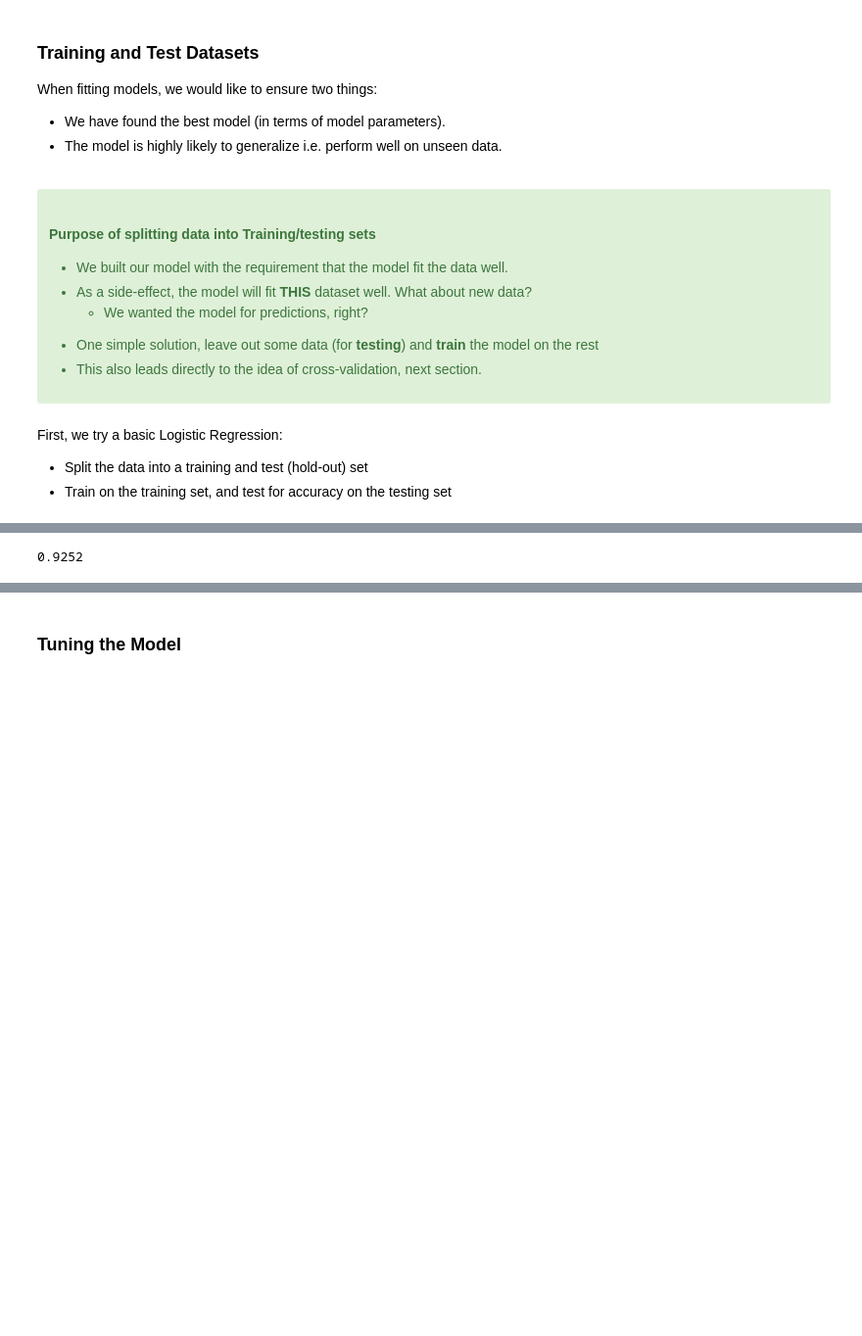
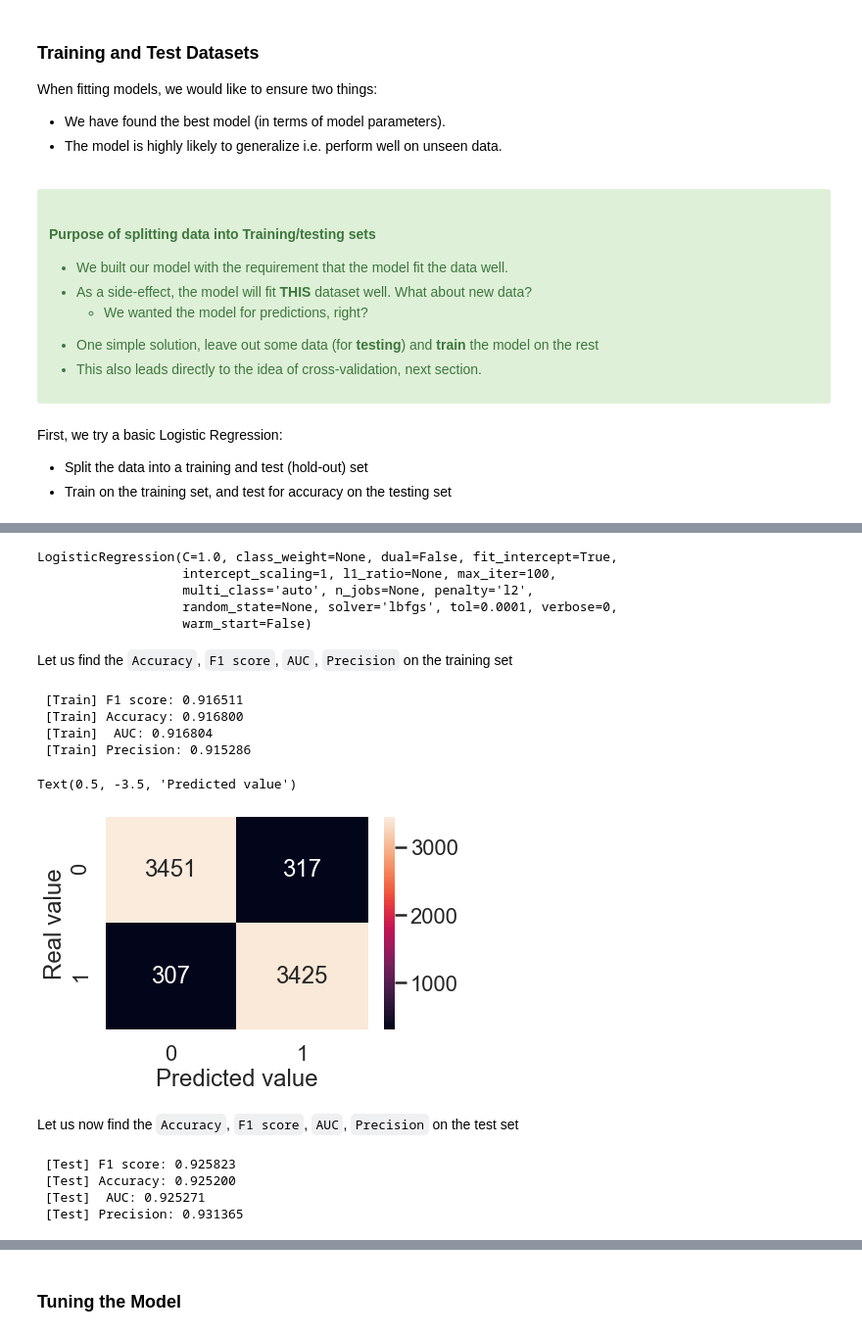
Before and after one commit to KingdomDataScience/Springboard, a Jupyter notebook: MINI-PROJECTS/Logistic Regression Advanced Case Study/Springboard Logistic Regression Advanced Case Study.ipynb, the cells around one changed output, grey strips where cells are left out. Shown at 98% size. Drawn from its saved outputs; the diff is of its cells as text; code cells hidden in the pictures; blank space fills up the shorter version.

```diff
--- a/MINI-PROJECTS/Logistic Regression Advanced Case Study/Springboard Logistic Regression Advanced Case Study.ipynb
+++ b/MINI-PROJECTS/Logistic Regression Advanced Case Study/Springboard Logistic Regression Advanced Case Study.ipynb
@@ -175,13 +185,16 @@ from sklearn.linear_model import LogisticRegression
 from sklearn.metrics import accuracy_score
 
 # Split the data into a training and test set.
-Xlr, Xtestlr, ylr, ytestlr = train_test_split(dflog[['Height','Weight']].values,
-                                              (dflog.Gender == "Male").values,random_state=5)
-
-clf = LogisticRegression()
-# Fit the model on the trainng data.
-clf.fit(Xlr, ylr)
-# Print the accuracy from the testing data.
-print(accuracy_score(clf.predict(Xtestlr), ytestlr))
+X_train, X_test, y_train, y_test = train_test_split(dflog[['Height','Weight']].values,
+                                              (dflog.Gender == "Male").values,test_size=0.2, random_state=1, stratify=(dflog.Gender == "Male").values)
-# %% [output]
-0.9252
+# %%
+cls = LogisticRegression()
+cls.fit(X_train, y_train)
+# %% [output]
+LogisticRegression(C=1.0, class_weight=None, dual=False, fit_intercept=True,
+                   intercept_scaling=1, l1_ratio=None, max_iter=100,
+                   multi_class='auto', n_jobs=None, penalty='l2',
+                   random_state=None, solver='lbfgs', tol=0.0001, verbose=0,
+                   warm_start=False)
+# %% [markdown]
+Let us find the `Accuracy`, `F1 score`, `AUC`, `Precision` on the training set
@@ -187,0 +203,11 @@ print(accuracy_score(clf.predict(Xtestlr), ytestlr))
+# %%
+y_pred_train = cls.predict(X_train)
+print(" [Train] F1 score: {:6f}".format(metrics.f1_score(y_train, y_pred_train)))
+print(" [Train] Accuracy: {:6f}".format(metrics.accuracy_score(y_train, y_pred_train)))
+print(" [Train]  AUC: {:6f}".format(metrics.roc_auc_score(y_train, y_pred_train)))
+print(" [Train] Precision: {:6f}".format(metrics.precision_score(y_train, y_pred_train)))
+# %% [output]
+ [Train] F1 score: 0.916511
+ [Train] Accuracy: 0.916800
+ [Train]  AUC: 0.916804
+ [Train] Precision: 0.915286
@@ -187,0 +216,21 @@ print(accuracy_score(clf.predict(Xtestlr), ytestlr))
+# %%
+cm = metrics.confusion_matrix(y_train, y_pred_train)
+sns.heatmap(cm, annot=True, fmt="d")
+plt.ylabel("Real value")
+plt.xlabel("Predicted value")
+# %% [output]
+Text(0.5, -3.5, 'Predicted value')
+[figure, added]
+# %% [markdown]
+Let us now find the `Accuracy`, `F1 score`, `AUC`, `Precision` on the test set
+# %%
+y_pred_test = cls.predict(X_test)
+print(" [Test] F1 score: {:6f}".format(metrics.f1_score(y_test, y_pred_test)))
+print(" [Test] Accuracy: {:6f}".format(metrics.accuracy_score(y_test, y_pred_test)))
+print(" [Test]  AUC: {:6f}".format(metrics.roc_auc_score(y_test, y_pred_test)))
+print(" [Test] Precision: {:6f}".format(metrics.precision_score(y_test, y_pred_test)))
+# %% [output]
+ [Test] F1 score: 0.925823
+ [Test] Accuracy: 0.925200
+ [Test]  AUC: 0.925271
+ [Test] Precision: 0.931365
```
Also changed, not shown: parts of 11 cells of this notebook.
